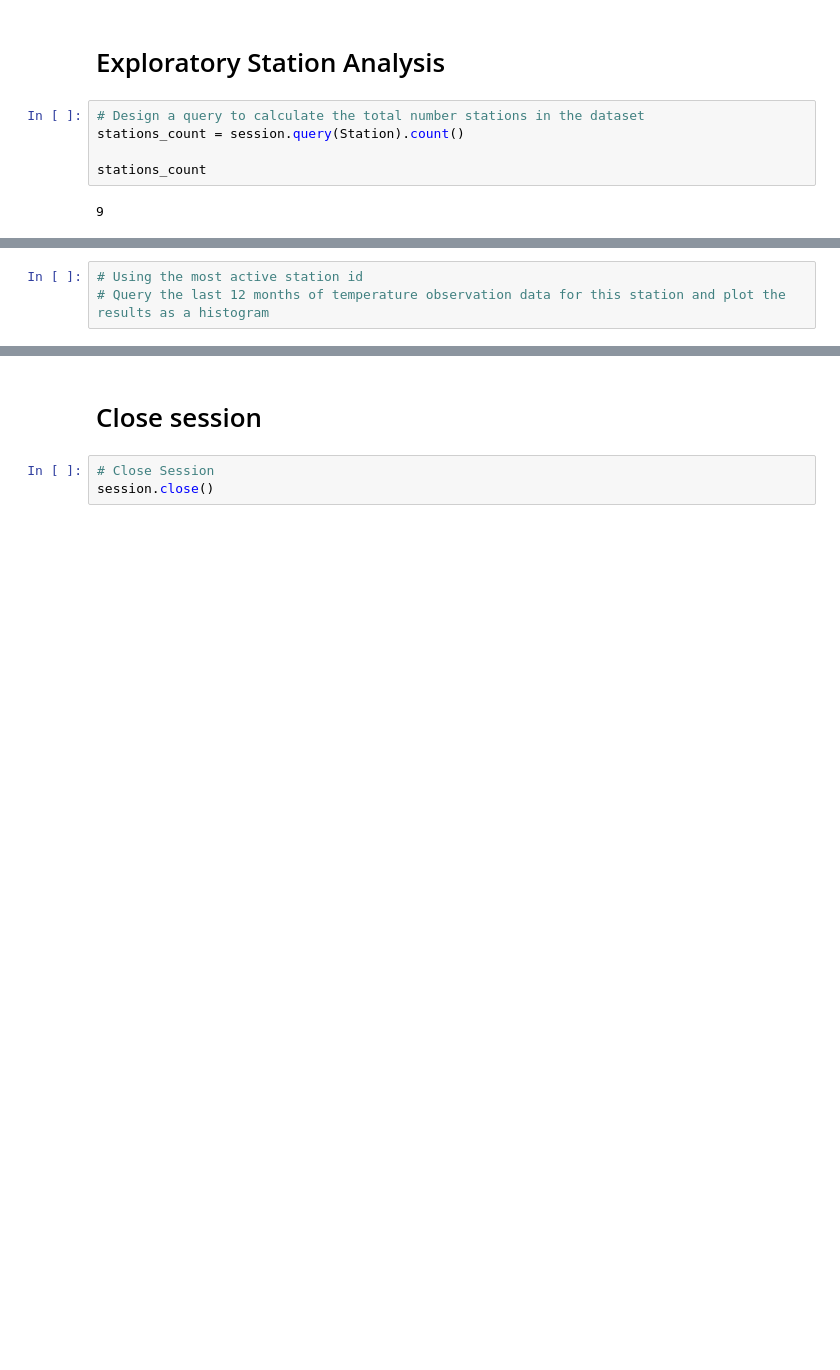
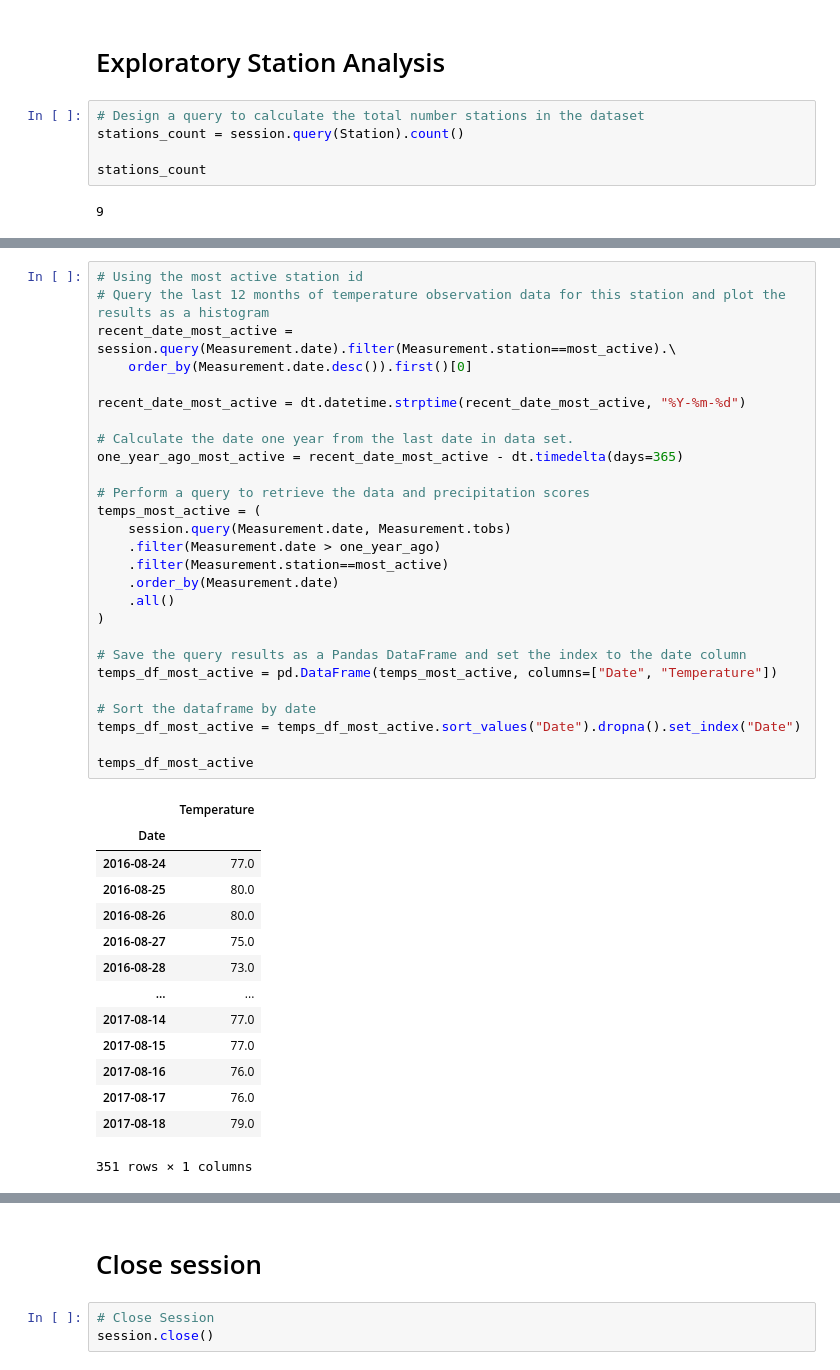
Before and after one commit to tiffanyharris711/sqlalchemy-challenge, a Jupyter notebook: climate_starter.ipynb, the cells around one changed output, grey strips where cells are left out. Saved outputs shown, nothing was run; the diff lists cells and outputs as text; blank space fills up the shorter version.

```diff
--- a/climate_starter.ipynb
+++ b/climate_starter.ipynb
@@ -103,3 +125,42 @@ elevation FLOAT
-# %%
-# Using the most active station id
-# Query the last 12 months of temperature observation data for this station and plot the results as a histogram
+# %%
+# Using the most active station id
+# Query the last 12 months of temperature observation data for this station and plot the results as a histogram
+recent_date_most_active = session.query(Measurement.date).filter(Measurement.station==most_active).\
+    order_by(Measurement.date.desc()).first()[0]
+
+recent_date_most_active = dt.datetime.strptime(recent_date_most_active, "%Y-%m-%d")
+
+# Calculate the date one year from the last date in data set.
+one_year_ago_most_active = recent_date_most_active - dt.timedelta(days=365)
+
+# Perform a query to retrieve the data and precipitation scores
+temps_most_active = (
+    session.query(Measurement.date, Measurement.tobs)
+    .filter(Measurement.date > one_year_ago)
+    .filter(Measurement.station==most_active)
+    .order_by(Measurement.date)
+    .all()
+)
+
+# Save the query results as a Pandas DataFrame and set the index to the date column
+temps_df_most_active = pd.DataFrame(temps_most_active, columns=["Date", "Temperature"])
+
+# Sort the dataframe by date
+temps_df_most_active = temps_df_most_active.sort_values("Date").dropna().set_index("Date")
+
+temps_df_most_active
+# %% [output]
+|  | Temperature |
+| Date |  |
+| 2016-08-24 | 77.0 |
+| 2016-08-25 | 80.0 |
+| 2016-08-26 | 80.0 |
+| 2016-08-27 | 75.0 |
+| 2016-08-28 | 73.0 |
+| ... | ... |
+| 2017-08-14 | 77.0 |
+| 2017-08-15 | 77.0 |
+| 2017-08-16 | 76.0 |
+| 2017-08-17 | 76.0 |
+| 2017-08-18 | 79.0 |
+351 rows × 1 columns
```
Also changed, not shown: parts of 4 cells of this notebook.
